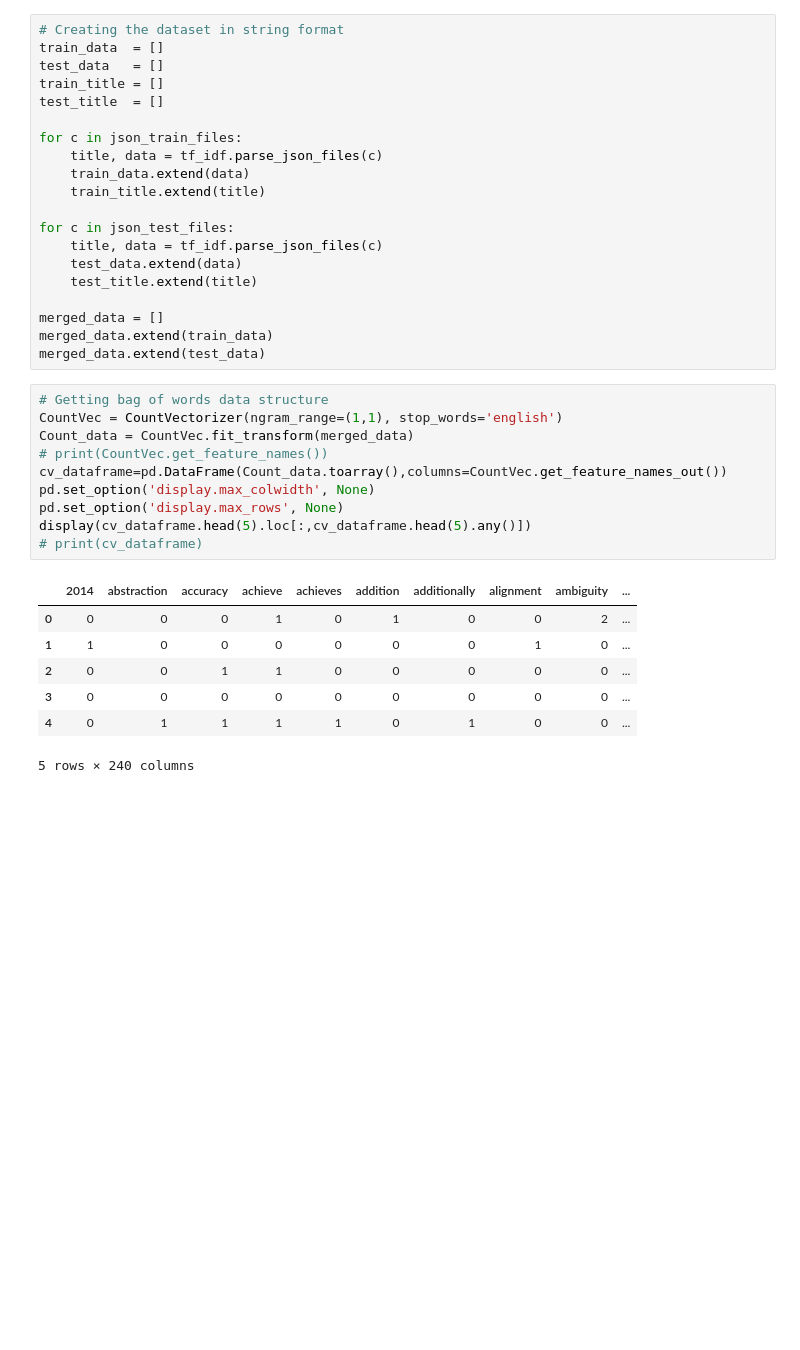
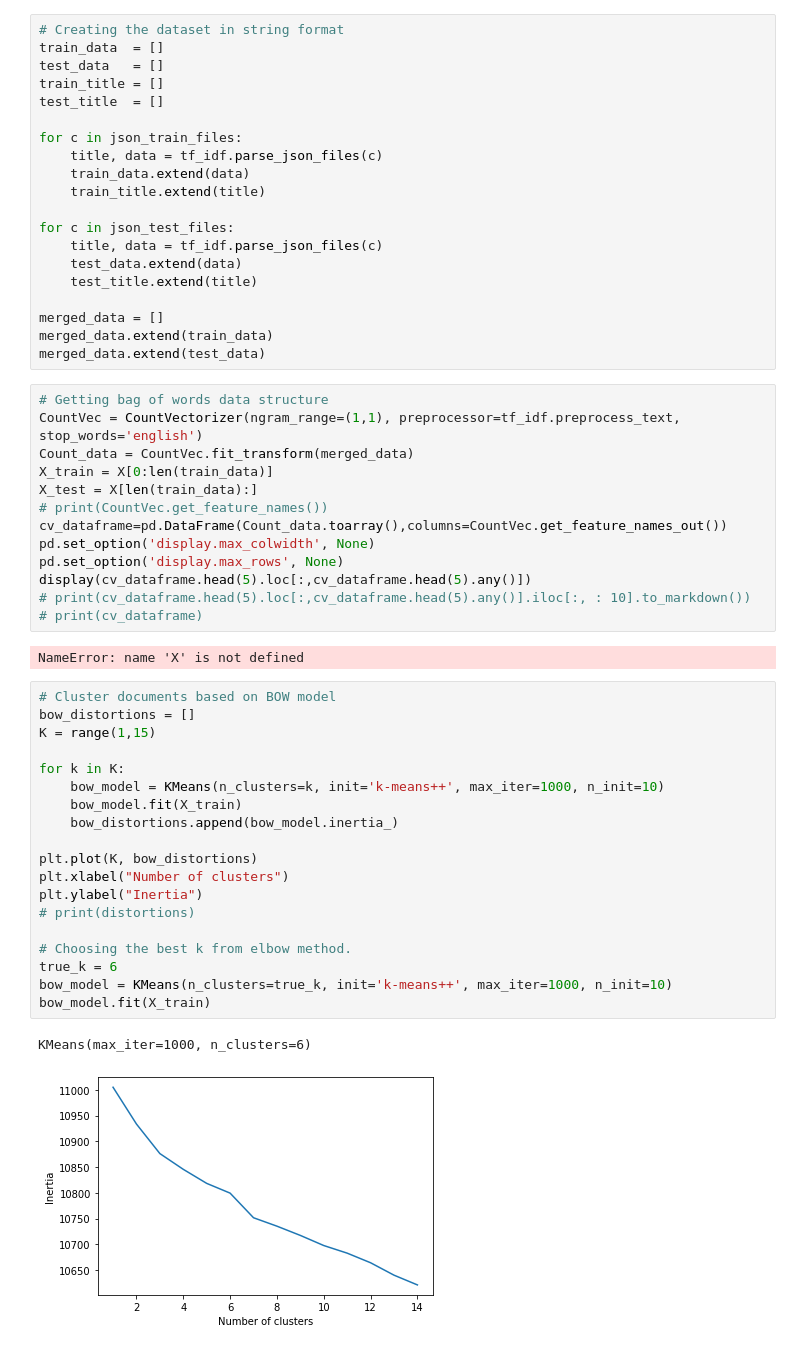
Before and after one commit to ShashiKiranMR/CS-7641-ML-Project, a Jupyter notebook: src/script.ipynb, the cells around one changed output. Cells and saved outputs as stored; diff of their text form; blank space fills up the shorter version.

```diff
--- a/src/script.ipynb
+++ b/src/script.ipynb
@@ -65,19 +71,38 @@ merged_data.extend(train_data)
 merged_data.extend(test_data)
 # %%
 # Getting bag of words data structure
-CountVec = CountVectorizer(ngram_range=(1,1), stop_words='english')
+CountVec = CountVectorizer(ngram_range=(1,1), preprocessor=tf_idf.preprocess_text, stop_words='english')
 Count_data = CountVec.fit_transform(merged_data)
+X_train = X[0:len(train_data)]
+X_test = X[len(train_data):]
 # print(CountVec.get_feature_names())
 cv_dataframe=pd.DataFrame(Count_data.toarray(),columns=CountVec.get_feature_names_out())
 pd.set_option('display.max_colwidth', None)
 pd.set_option('display.max_rows', None)
 display(cv_dataframe.head(5).loc[:,cv_dataframe.head(5).any()])
+# print(cv_dataframe.head(5).loc[:,cv_dataframe.head(5).any()].iloc[:, : 10].to_markdown())
 # print(cv_dataframe)
 # %% [output]
-|  | 2014 | abstraction | accuracy | achieve | achieves | addition | additionally | alignment | ambiguity | ... |
-| 0 | 0 | 0 | 0 | 1 | 0 | 1 | 0 | 0 | 2 | ... |
-| 1 | 1 | 0 | 0 | 0 | 0 | 0 | 0 | 1 | 0 | ... |
-| 2 | 0 | 0 | 1 | 1 | 0 | 0 | 0 | 0 | 0 | ... |
-| 3 | 0 | 0 | 0 | 0 | 0 | 0 | 0 | 0 | 0 | ... |
-| 4 | 0 | 1 | 1 | 1 | 1 | 0 | 1 | 0 | 0 | ... |
-5 rows × 240 columns
+NameError: name 'X' is not defined
+# %%
+# Cluster documents based on BOW model
+bow_distortions = []
+K = range(1,15)
+
+for k in K:
+    bow_model = KMeans(n_clusters=k, init='k-means++', max_iter=1000, n_init=10)
+    bow_model.fit(X_train)
+    bow_distortions.append(bow_model.inertia_)
+
+plt.plot(K, bow_distortions)
+plt.xlabel("Number of clusters")
+plt.ylabel("Inertia")
+# print(distortions)
+
+# Choosing the best k from elbow method.
+true_k = 6
+bow_model = KMeans(n_clusters=true_k, init='k-means++', max_iter=1000, n_init=10)
+bow_model.fit(X_train)
+# %% [output]
+KMeans(max_iter=1000, n_clusters=6)
+[figure, added]
```
Also changed, not shown: parts of 11 cells of this notebook, 1 other file.
